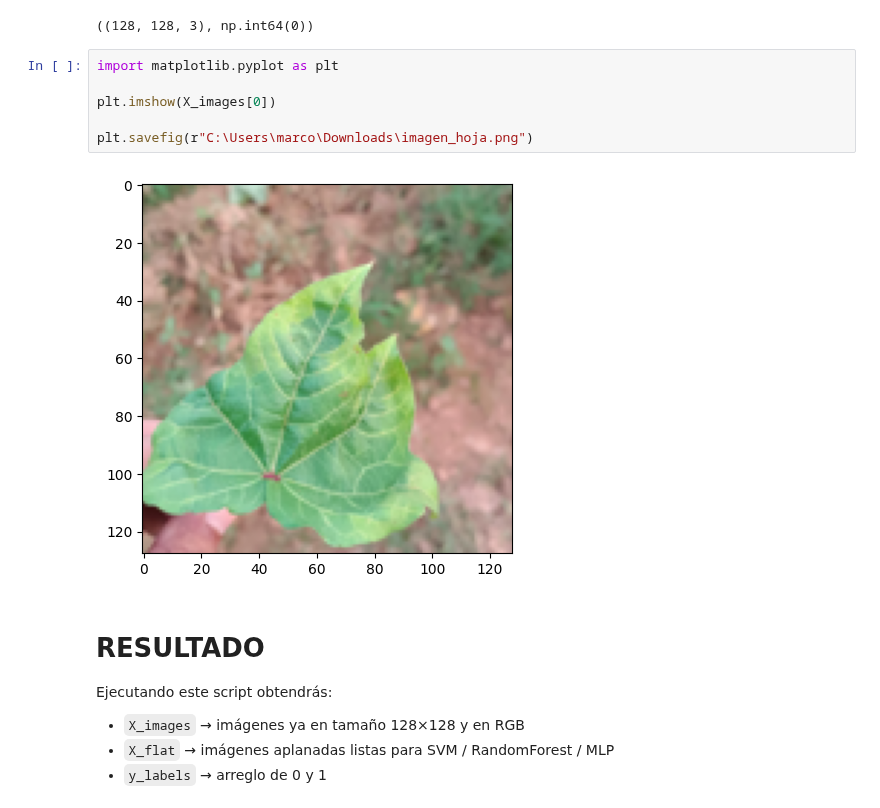
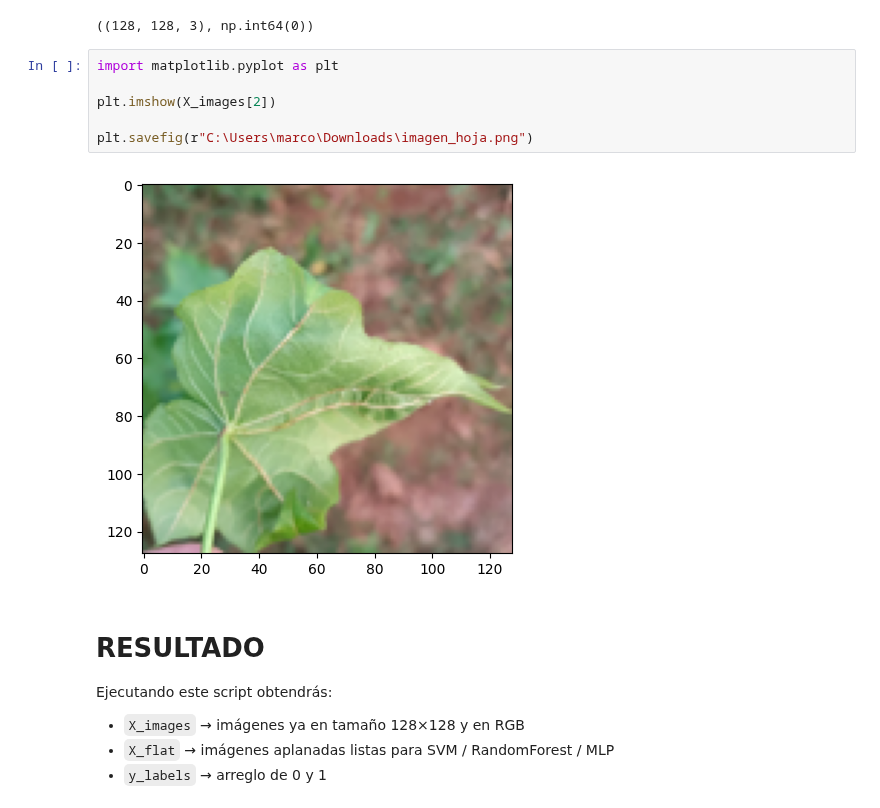
Before and after one commit to marco-canas/vector_geometry_and_linear_algebra, a Jupyter notebook: 2_planificacion/3_evaluacion/5_proyectos/proyecto_2_visualizacion_agropecuaria/4_modulo/4_modulo.ipynb, the cells around one changed output. Saved outputs shown, nothing was run; the diff lists cells and outputs as text.

```diff
--- a/2_planificacion/3_evaluacion/5_proyectos/proyecto_2_visualizacion_agropecuaria/4_modulo/4_modulo.ipynb
+++ b/2_planificacion/3_evaluacion/5_proyectos/proyecto_2_visualizacion_agropecuaria/4_modulo/4_modulo.ipynb
@@ -349,11 +353,11 @@ X_images[0].shape, y_labels[0]
 # %%
 import matplotlib.pyplot as plt
 
-plt.imshow(X_images[0])
+plt.imshow(X_images[2])
 
 plt.savefig(r"C:\Users\marco\Downloads\imagen_hoja.png")
 # %% [output]
-[figure, old version]
+[figure, new version]
 # %% [markdown]
 # **RESULTADO**
 
```
Also changed, not shown: parts of 12 cells of this notebook, 27 other files.
